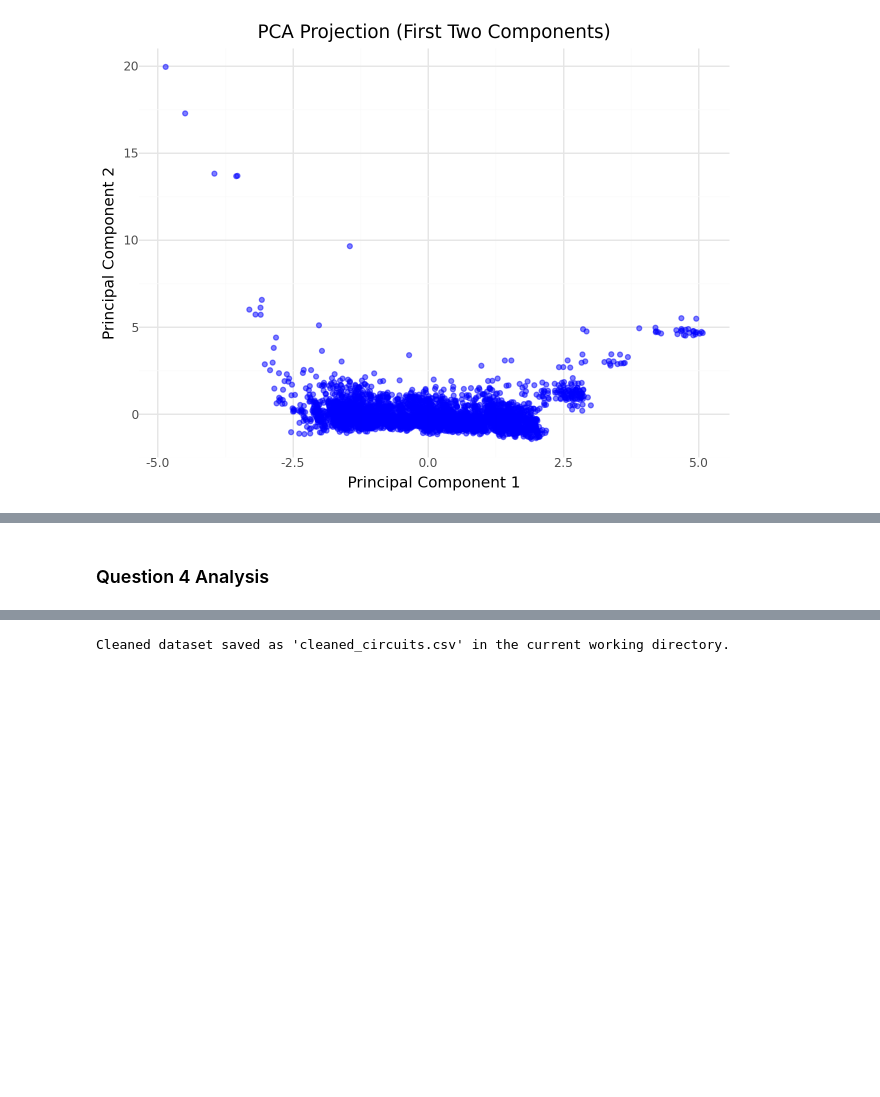
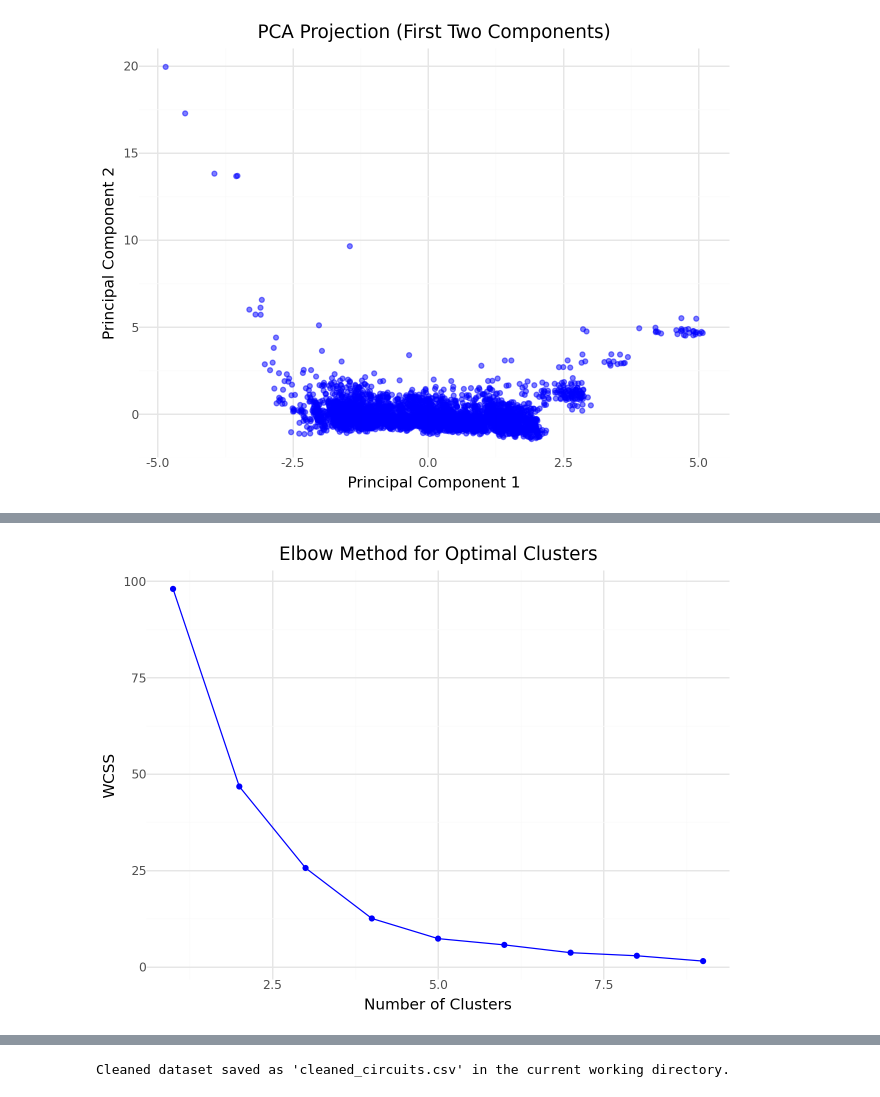
Before and after one commit to pranavski/Formula-1-analysis, a Jupyter notebook: Final_Analysis.ipynb, the cells around one changed output, grey strips where cells are left out. Saved outputs shown, nothing was run; the diff lists cells and outputs as text; code cells hidden in the pictures; blank space fills up the shorter version.

```diff
--- a/Final_Analysis.ipynb
+++ b/Final_Analysis.ipynb
@@ -363,5 +349,25 @@ for cluster in sorted(grand_prix_stats['Cluster'].unique()):
 50%            32.830051     104.222311
 75%            44.887844     108.225722
 max          1592.129881     148.379500
-# %% [markdown]
-### Question 4 Analysis
+# %%
+# Elbow Method Plot with Plotnine
+elbow_data = pd.DataFrame({
+    'Number_of_Clusters': range(1, 10),
+    'WCSS': wcss
+})
+
+elbow_plot = (
+    p9.ggplot(elbow_data, p9.aes(x='Number_of_Clusters', y='WCSS')) +
+    p9.geom_line(color='blue') +
+    p9.geom_point(color='blue') +
+    p9.labs(
+        title='Elbow Method for Optimal Clusters',
+        x='Number of Clusters',
+        y='WCSS'
+    ) +
+    p9.theme_minimal()
+)
+
+elbow_plot
+# %% [output]
+[figure, added]
```
Also changed, not shown: parts of 15 cells of this notebook.
